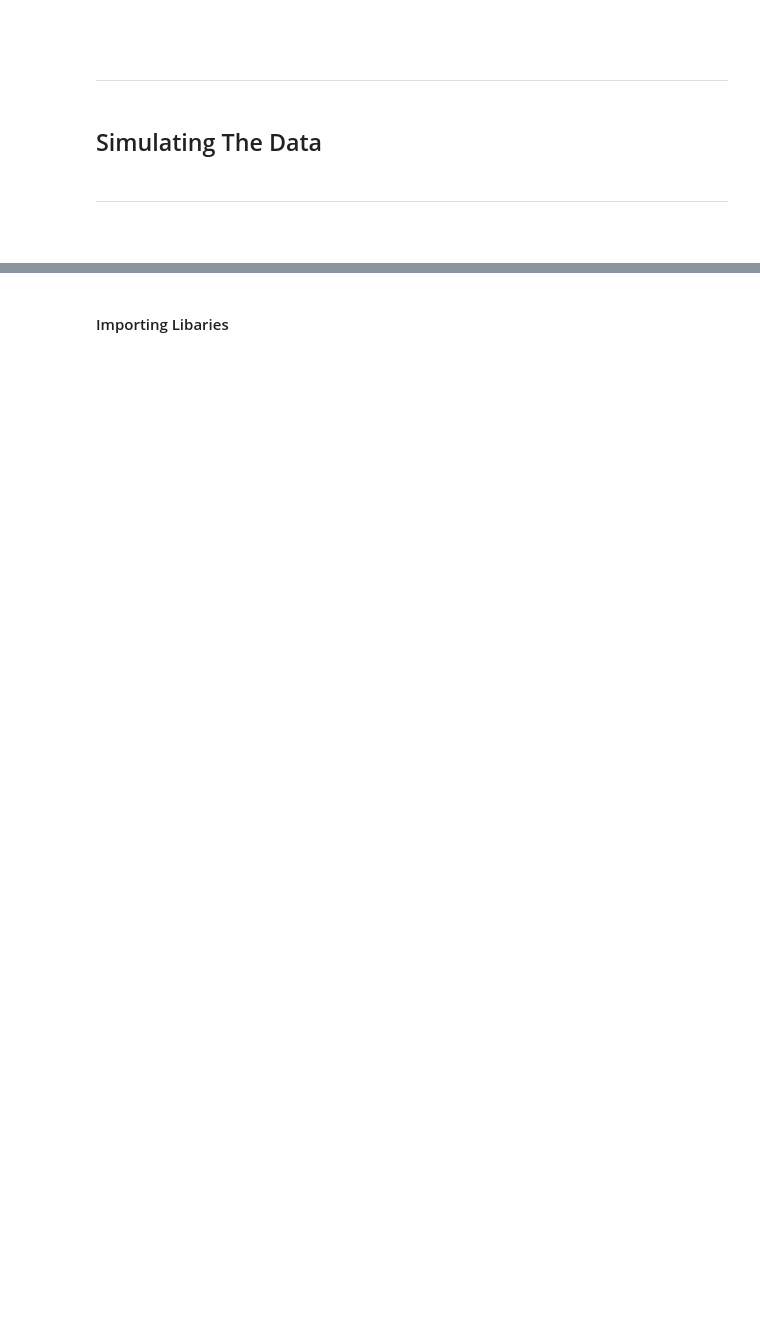
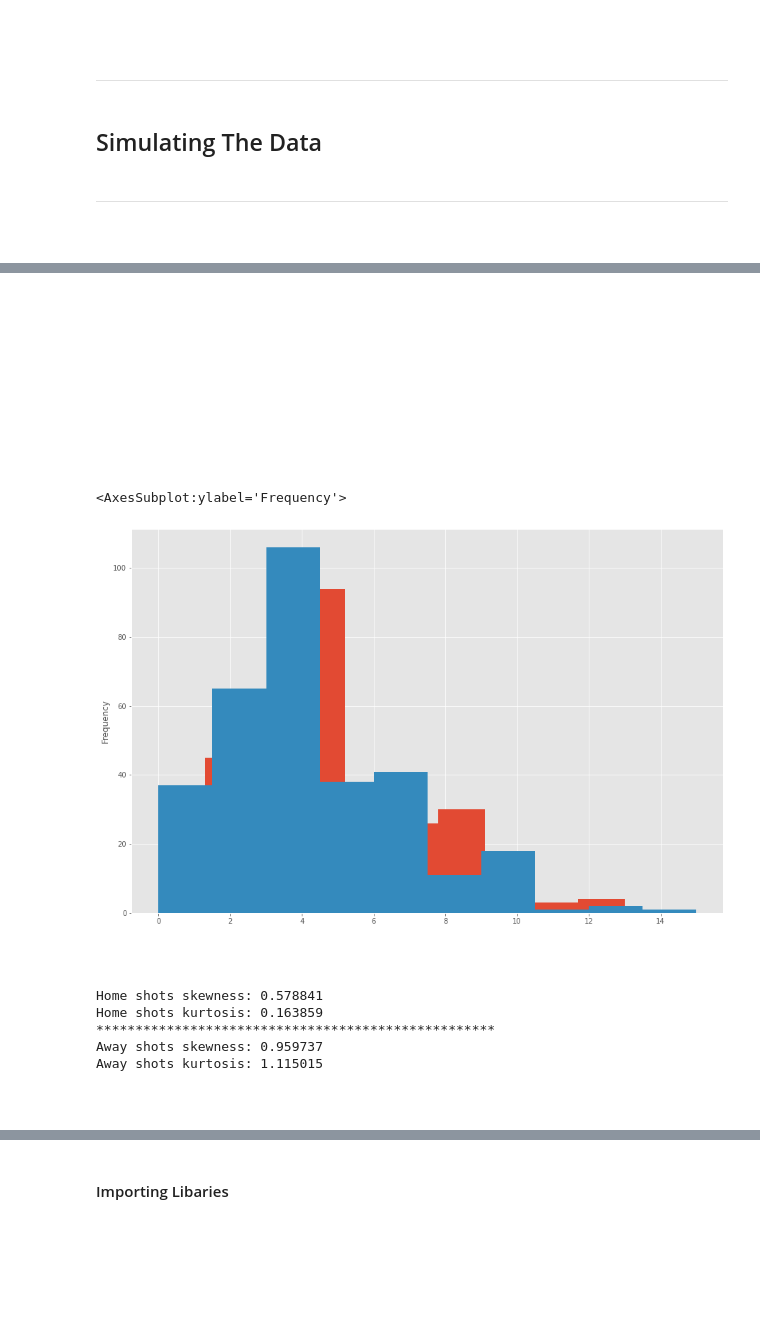
Before and after one commit to kmcd14/ProgrammingDA-project, a Jupyter notebook: data_sim.ipynb, the cells around one changed output, grey strips where cells are left out. Drawn from its saved outputs; the diff is of its cells as text; code cells hidden in the pictures; blank space fills up the shorter version.

```diff
--- a/data_sim.ipynb
+++ b/data_sim.ipynb
@@ -377,0 +500,34 @@ On the otherhand the away teams dominance didn't vary as much. They won 0.10 mor
+# %% [markdown]
+<br>
+# %% [markdown]
+<br>
+# %% [markdown]
+<br>
+# %% [markdown]
+<br>
+# %% [markdown]
+<br>
+# %%
+data['HST'].plot.hist()
+data['AST'].plot.hist()
+# %% [output]
+<AxesSubplot:ylabel='Frequency'>
+[figure, added]
+# %% [markdown]
+<br>
+# %%
+# Getting skew and kurtosis for
+print("Home shots skewness: %f" % data['HST'].skew())
+print("Home shots kurtosis: %f" % data['HST'].kurt())
+print('***************************************************')
+# Getting skew and kurtosis for
+print("Away shots skewness: %f" % data['AST'].skew())
+print("Away shots kurtosis: %f" % data['AST'].kurt())
+# %% [output]
+Home shots skewness: 0.578841
+Home shots kurtosis: 0.163859
+***************************************************
+Away shots skewness: 0.959737
+Away shots kurtosis: 1.115015
+# %% [markdown]
+<br>
```
Also changed, not shown: parts of 83 cells of this notebook, 2 other files.
